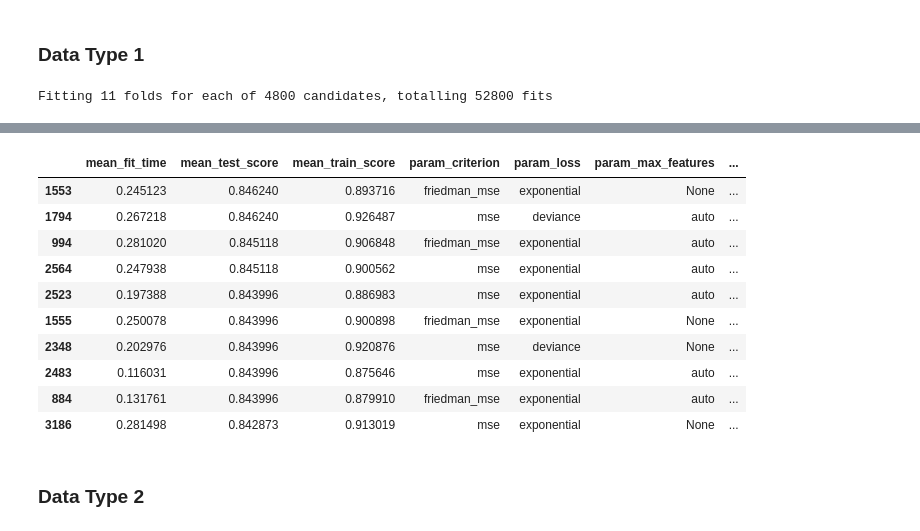
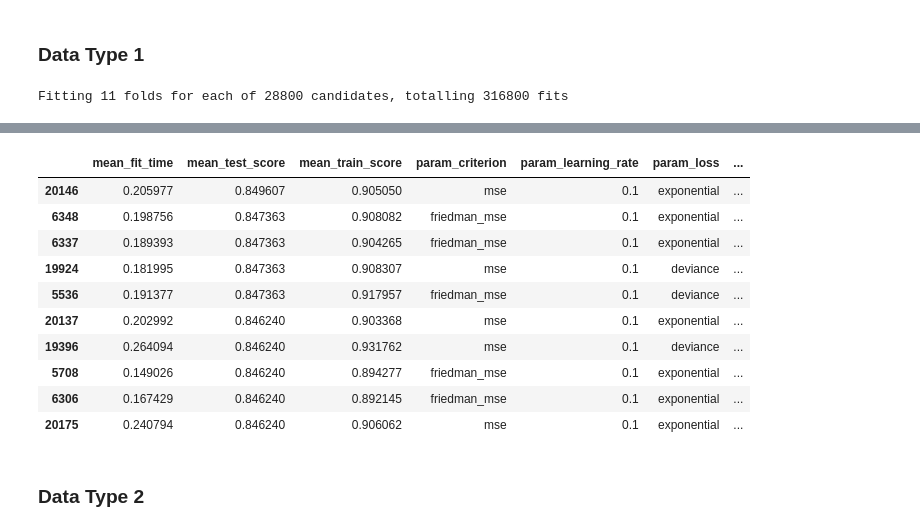
Before and after one commit to romanovzky/Titanic-Kaggle, a Jupyter notebook: Titanic CV model selection.ipynb, the cells around one changed output, grey strips where cells are left out. Drawn from its saved outputs; the diff is of its cells as text; code cells hidden in the pictures.

```diff
--- a/Titanic CV model selection.ipynb
+++ b/Titanic CV model selection.ipynb
@@ -64,24 +91,3 @@ Loading the data sets
-# %%
-dataset='deck'
-
-test_1 = pd.read_csv('data_test_1.csv',index_col='PassengerId').drop(['Missing_Embark','Missing_Deck'],axis=1)
-test_2 = pd.read_csv('data_test_2.csv',index_col='PassengerId').drop(['Missing_Embark','Missing_Deck'],axis=1)
-test_3 = pd.read_csv('data_test_2.csv',index_col='PassengerId').drop(['Missing_Embark','Missing_Deck'],axis=1)
-
-if(dataset=='old'):
-    data_1 = pd.read_csv('data_train_1.csv',index_col='PassengerId').drop(['Missing_Embark','Missing_Deck'],axis=1)
-    data_2 = pd.read_csv('data_train_2.csv',index_col='PassengerId').drop(['Missing_Embark','Missing_Deck'],axis=1)
-    data_3 = pd.read_csv('data_train_3.csv',index_col='PassengerId').drop(['Missing_Embark','Missing_Deck'],axis=1)
-
-if(dataset=='new'):
-    data_1 = pd.read_csv('data_train_1_new.csv',index_col='PassengerId').drop(['Missing_Embark','Missing_Deck'],axis=1)
-    data_2 = pd.read_csv('data_train_2_new.csv',index_col='PassengerId').drop(['Missing_Embark','Missing_Deck'],axis=1)
-    data_3 = pd.read_csv('data_train_3_new.csv',index_col='PassengerId').drop(['Missing_Embark','Missing_Deck'],axis=1)
-
-if(dataset=='deck'):
-    data_1 = pd.read_csv('data_train_deck_pred_1.csv',index_col='PassengerId').drop(['Missing_Embark','T_deck'],axis=1)
-    data_2 = pd.read_csv('data_train_deck_pred_2.csv',index_col='PassengerId').drop(['Missing_Embark','T_deck'],axis=1)
-    data_3 = pd.read_csv('data_train_deck_pred_3.csv',index_col='PassengerId').drop(['Missing_Embark','T_deck'],axis=1)
 # %% [markdown]
 ## Logistic Regression
 # %% [markdown]
@@ -608,7 +611,8 @@ Y=data_1['Survived'].as_matrix()
 classif_GBC = GradientBoostingClassifier()
 
 param_grid ={'loss' : ['deviance', 'exponential'],
-             'criterion':['friedman_mse','mse','mae'],
+             'learning_rate':[10**x for x in range(-4,5)],
+             'criterion':['friedman_mse','mse'],
              'n_estimators':[10*x for x in range(1,21)],
              'subsample':[x*0.1 for x in range(1,11)],
              'max_features':['auto','log2','sqrt',None]}
@@ -622,6 +626,8 @@ if(dataset=='old'):
     results_df.to_csv('./CV_GBC_data1.csv')
 if(dataset=='deck'):
     results_df.to_csv('./CV_GBC_deck_data1.csv')
+if(dataset=='deck_new'):
+    results_df.to_csv('./CV_GBC_deck_new_data1.csv')
 
 results_df['error']=results_df['std_test_score']/2
 results_df.sort_values('rank_test_score',axis=0).drop(['mean_score_time','params','split0_test_score', 'split0_train_score', 'split10_test_score',
@@ -636,4 +642,4 @@ results_df.sort_values('rank_test_score',axis=0).drop(['mean_score_time','params
 # scores=cross_val_score(classif_GBC,X=X,y=Y,cv=10)
 # print("%0.4f (+/- %0.4f)" % (scores.mean(), scores.std() * 2))
 # %% [output]
-Fitting 11 folds for each of 4800 candidates, totalling 52800 fits
+Fitting 11 folds for each of 28800 candidates, totalling 316800 fits
@@ -657,14 +663,14 @@ Fitting 11 folds for each of 4800 candidates, totalling 52800 fits
-|  | mean_fit_time | mean_test_score | mean_train_score | param_criterion | param_loss | param_max_features | ... |
-| 1553 | 0.245123 | 0.846240 | 0.893716 | friedman_mse | exponential | None | ... |
-| 1794 | 0.267218 | 0.846240 | 0.926487 | mse | deviance | auto | ... |
-| 994 | 0.281020 | 0.845118 | 0.906848 | friedman_mse | exponential | auto | ... |
-| 2564 | 0.247938 | 0.845118 | 0.900562 | mse | exponential | auto | ... |
-| 2523 | 0.197388 | 0.843996 | 0.886983 | mse | exponential | auto | ... |
-| 1555 | 0.250078 | 0.843996 | 0.900898 | friedman_mse | exponential | None | ... |
-| 2348 | 0.202976 | 0.843996 | 0.920876 | mse | deviance | None | ... |
-| 2483 | 0.116031 | 0.843996 | 0.875646 | mse | exponential | auto | ... |
-| 884 | 0.131761 | 0.843996 | 0.879910 | friedman_mse | exponential | auto | ... |
-| 3186 | 0.281498 | 0.842873 | 0.913019 | mse | exponential | None | ... |
+|  | mean_fit_time | mean_test_score | mean_train_score | param_criterion | param_learning_rate | param_loss | ... |
+| 20146 | 0.205977 | 0.849607 | 0.905050 | mse | 0.1 | exponential | ... |
+| 6348 | 0.198756 | 0.847363 | 0.908082 | friedman_mse | 0.1 | exponential | ... |
+| 6337 | 0.189393 | 0.847363 | 0.904265 | friedman_mse | 0.1 | exponential | ... |
+| 19924 | 0.181995 | 0.847363 | 0.908307 | mse | 0.1 | deviance | ... |
+| 5536 | 0.191377 | 0.847363 | 0.917957 | friedman_mse | 0.1 | deviance | ... |
+| 20137 | 0.202992 | 0.846240 | 0.903368 | mse | 0.1 | exponential | ... |
+| 19396 | 0.264094 | 0.846240 | 0.931762 | mse | 0.1 | deviance | ... |
+| 5708 | 0.149026 | 0.846240 | 0.894277 | friedman_mse | 0.1 | exponential | ... |
+| 6306 | 0.167429 | 0.846240 | 0.892145 | friedman_mse | 0.1 | exponential | ... |
+| 20175 | 0.240794 | 0.846240 | 0.906062 | mse | 0.1 | exponential | ... |
 # %% [markdown]
 ### Data Type 2
 # %%
```
Also changed, not shown: parts of 36 cells of this notebook, 52 other files.
